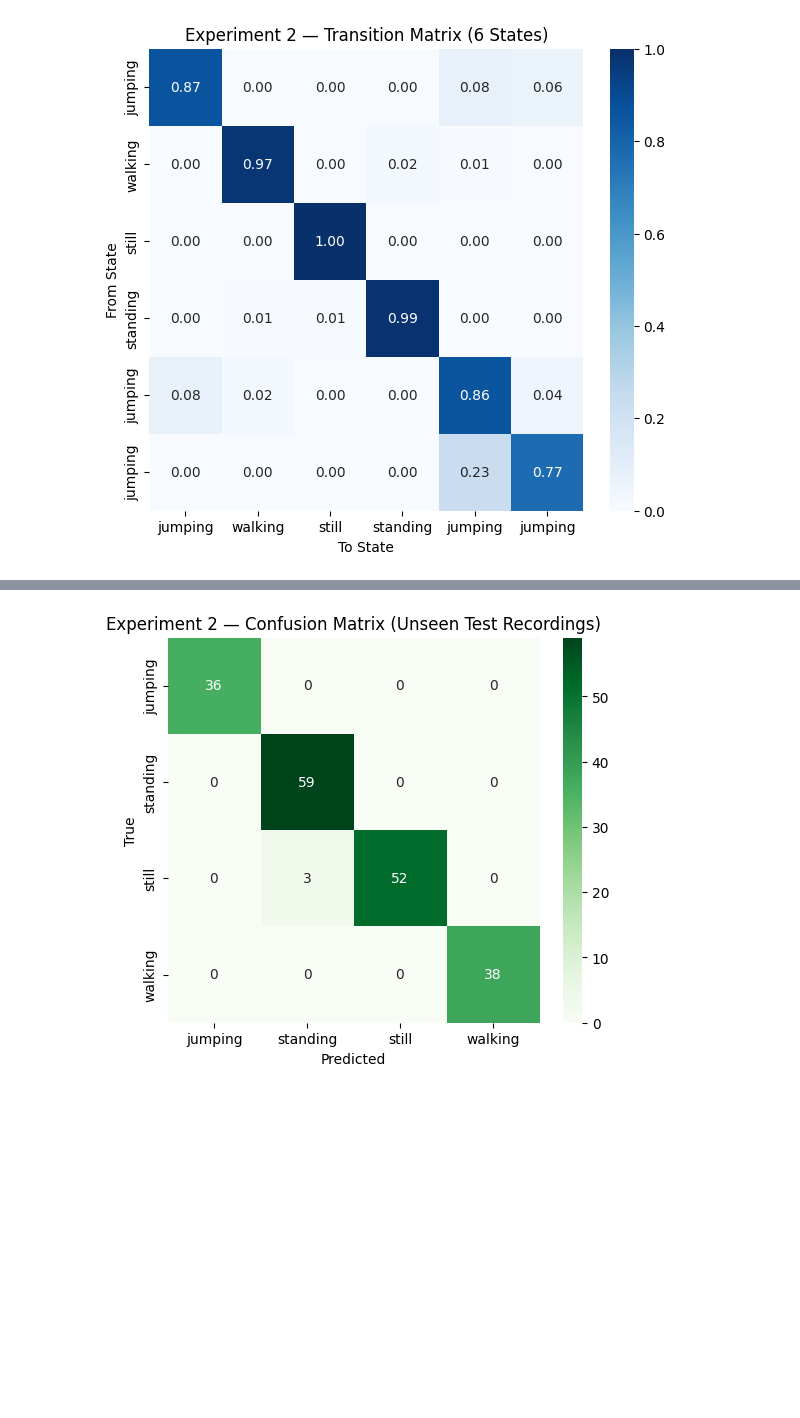
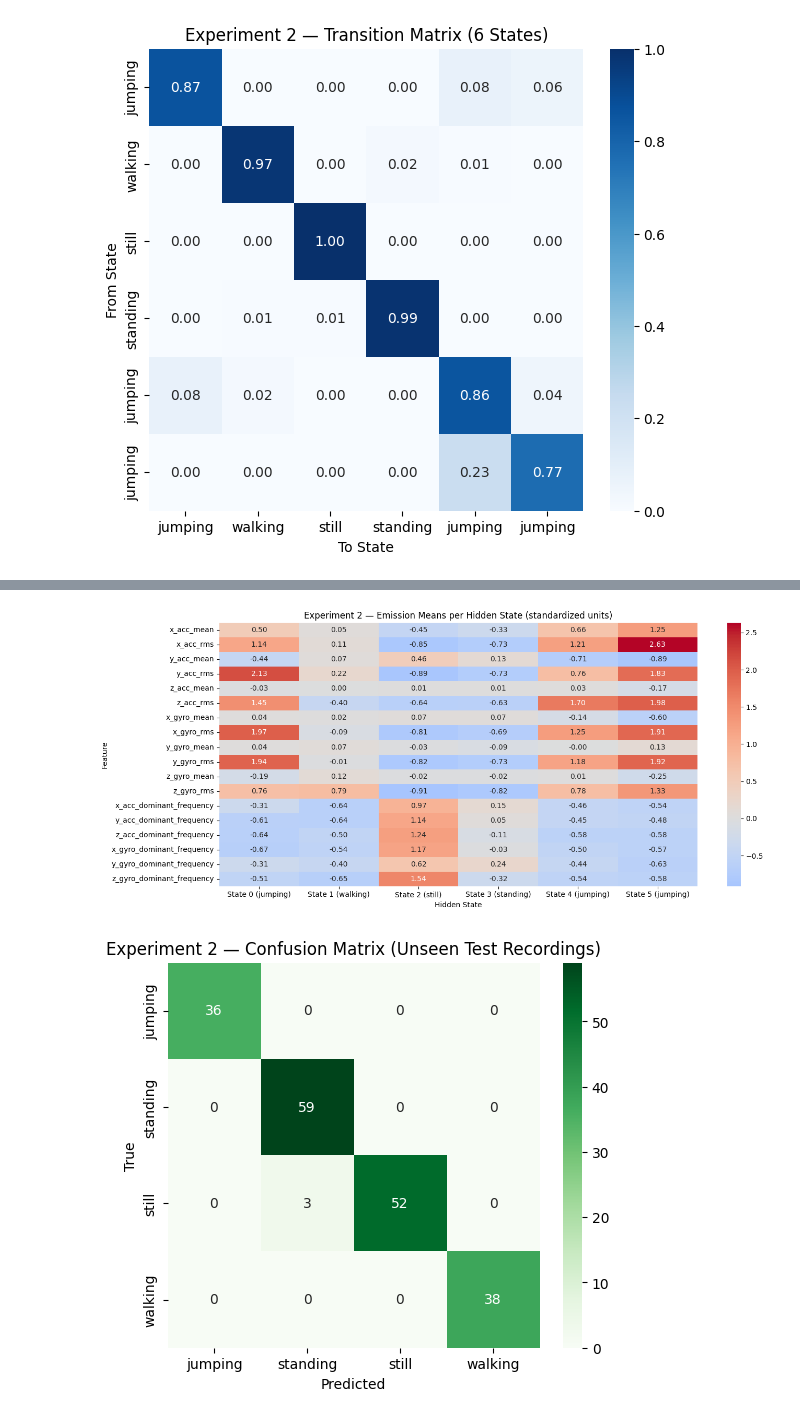
Before and after one commit to Sharif2138/Formative-2_Hidden-Markov-Models, a Jupyter notebook: Formativ_2_HMM.ipynb, the cells around one changed output, grey strips where cells are left out. Drawn from its saved outputs; the diff is of its cells as text; code cells hidden in the pictures; blank space fills up the shorter version.

```diff
--- a/Formativ_2_HMM.ipynb
+++ b/Formativ_2_HMM.ipynb
@@ -1245,3 +1256,25 @@ plt.show()
+# %%
+emission_features = [
+    c for c in feature_cols
+    if c.endswith("_mean") or c.endswith("_rms") or c.endswith("_dominant_frequency")
+]
+emission_idx = [feature_cols.index(c) for c in emission_features]
+
+emission_means = pd.DataFrame(
+    model_exp2.means_[:, emission_idx],
+    columns=emission_features,
+    index=[f"State {s} ({state_labels_exp2[s]})" for s in range(model_exp2.n_components)]
+)
+
+plt.figure(figsize=(14, 6))
+sns.heatmap(emission_means.T, annot=True, fmt=".2f", cmap="coolwarm", center=0)
+plt.title("Experiment 2 — Emission Means per Hidden State (standardized units)")
+plt.xlabel("Hidden State")
+plt.ylabel("Feature")
+plt.tight_layout()
+plt.show()
+# %% [output]
+[figure, added]
 # %%
 plt.figure(figsize=(6,5))
 sns.heatmap(cm_df_exp2, annot=True, fmt="d", cmap="Greens")
```
Also changed, not shown: parts of 2 cells of this notebook.
